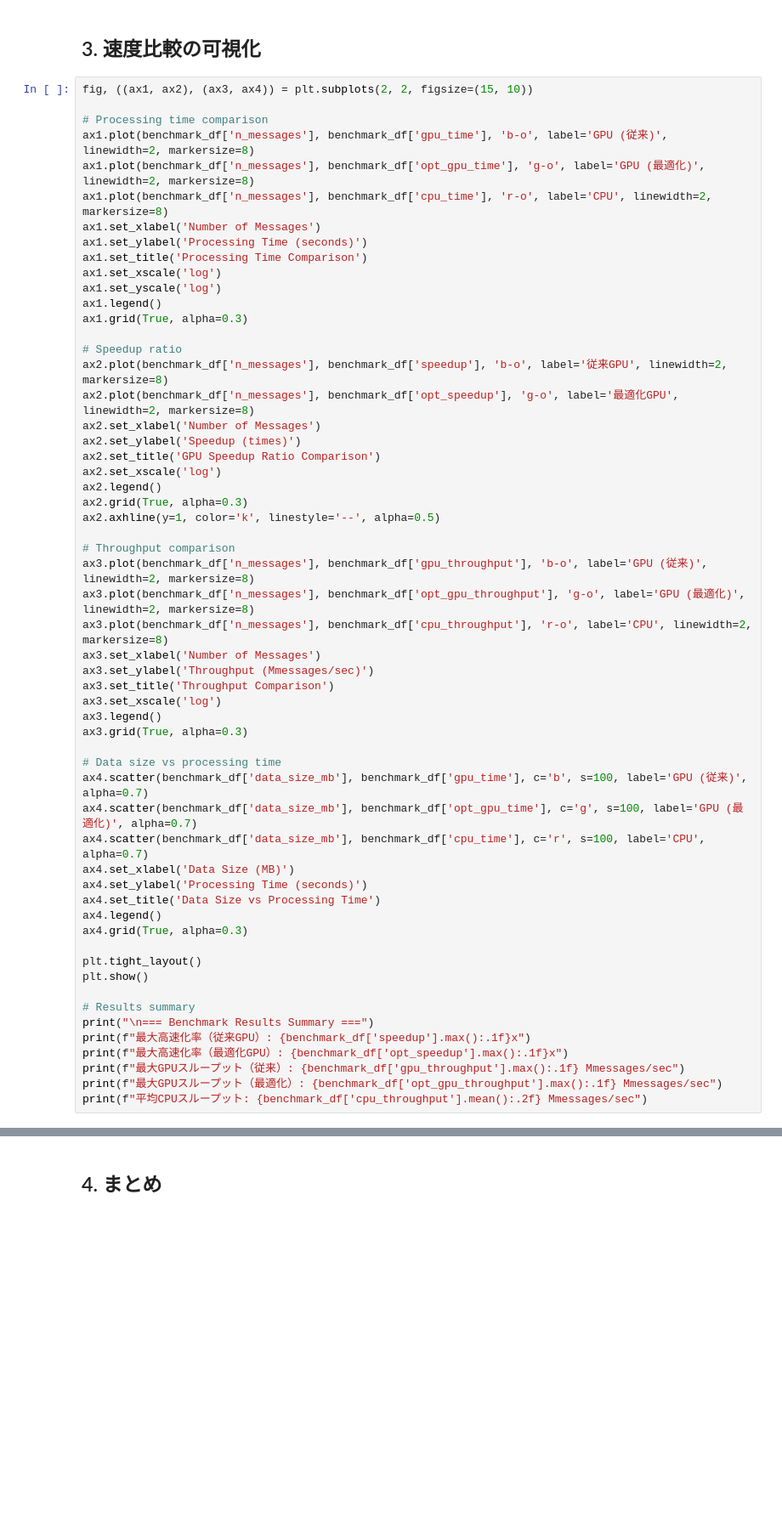
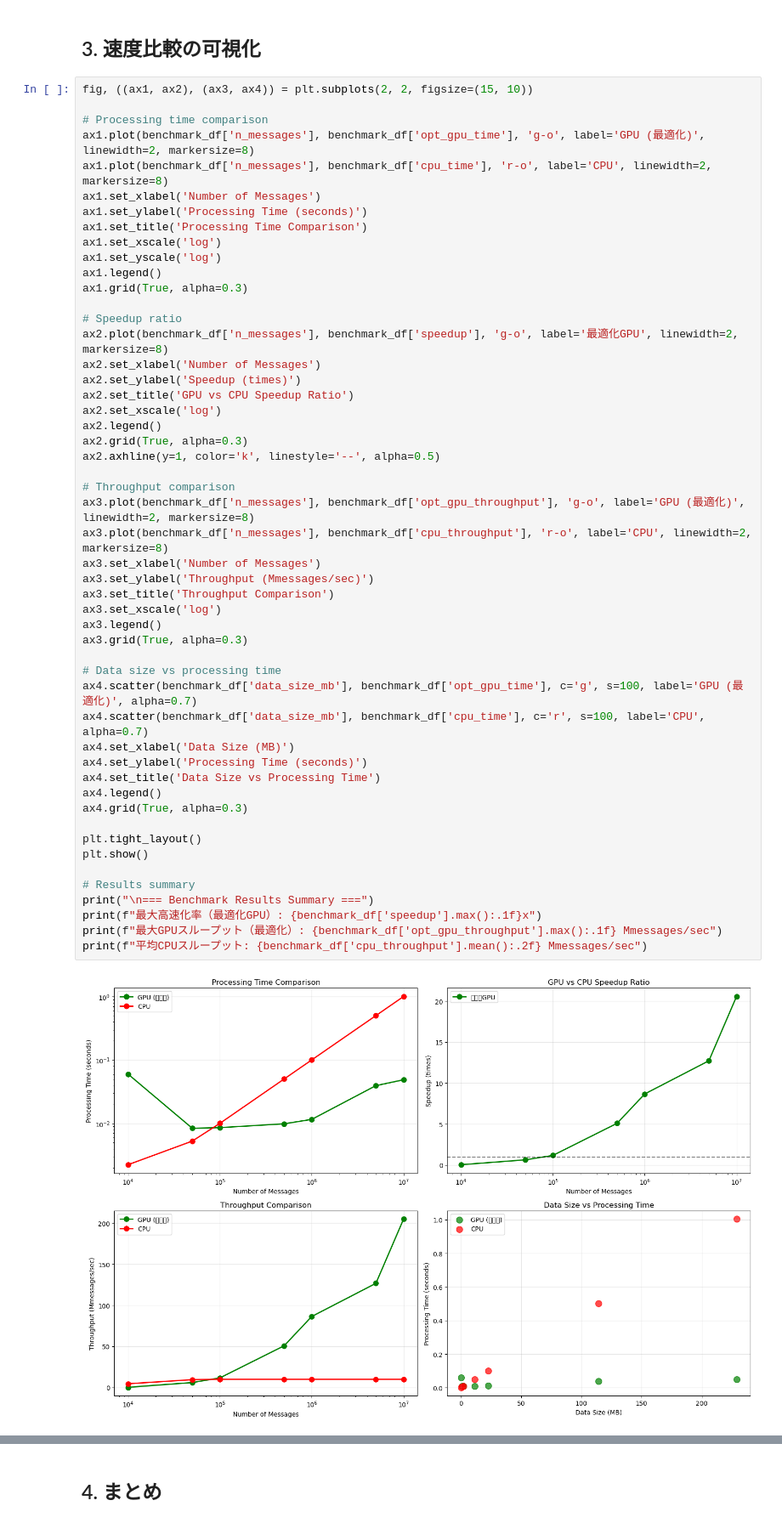
Before and after one commit to a-hirota/comma2k19, a Jupyter notebook: can_gpu_benchmark_fixed.ipynb, the cells around one changed output, grey strips where cells are left out. Shown at 85% size. Saved outputs shown, nothing was run; the diff lists cells and outputs as text; blank space fills up the shorter version.

```diff
--- a/can_gpu_benchmark_fixed.ipynb
+++ b/can_gpu_benchmark_fixed.ipynb
@@ -163,7 +171,6 @@ CPU処理時間: 0.4904秒 (10.2 Mmsg/s)
 fig, ((ax1, ax2), (ax3, ax4)) = plt.subplots(2, 2, figsize=(15, 10))
 
 # Processing time comparison
-ax1.plot(benchmark_df['n_messages'], benchmark_df['gpu_time'], 'b-o', label='GPU (従来)', linewidth=2, markersize=8)
 ax1.plot(benchmark_df['n_messages'], benchmark_df['opt_gpu_time'], 'g-o', label='GPU (最適化)', linewidth=2, markersize=8)
 ax1.plot(benchmark_df['n_messages'], benchmark_df['cpu_time'], 'r-o', label='CPU', linewidth=2, markersize=8)
 ax1.set_xlabel('Number of Messages')
@@ -175,44 +182,41 @@ ax1.legend()
 ax1.grid(True, alpha=0.3)
 
 # Speedup ratio
-ax2.plot(benchmark_df['n_messages'], benchmark_df['speedup'], 'b-o', label='従来GPU', linewidth=2, markersize=8)
-ax2.plot(benchmark_df['n_messages'], benchmark_df['opt_speedup'], 'g-o', label='最適化GPU', linewidth=2, markersize=8)
+ax2.plot(benchmark_df['n_messages'], benchmark_df['speedup'], 'g-o', label='最適化GPU', linewidth=2, markersize=8)
 ax2.set_xlabel('Number of Messages')
 ax2.set_ylabel('Speedup (times)')
-ax2.set_title('GPU Speedup Ratio Comparison')
+ax2.set_title('GPU vs CPU Speedup Ratio')
 ax2.set_xscale('log')
 ax2.legend()
 ax2.grid(True, alpha=0.3)
 ax2.axhline(y=1, color='k', linestyle='--', alpha=0.5)
 
 # Throughput comparison
-ax3.plot(benchmark_df['n_messages'], benchmark_df['gpu_throughput'], 'b-o', label='GPU (従来)', linewidth=2, markersize=8)
 ax3.plot(benchmark_df['n_messages'], benchmark_df['opt_gpu_throughput'], 'g-o', label='GPU (最適化)', linewidth=2, markersize=8)
 ax3.plot(benchmark_df['n_messages'], benchmark_df['cpu_throughput'], 'r-o', label='CPU', linewidth=2, markersize=8)
 ax3.set_xlabel('Number of Messages')
 ax3.set_ylabel('Throughput (Mmessages/sec)')
 ax3.set_title('Throughput Comparison')
 ax3.set_xscale('log')
 ax3.legend()
 ax3.grid(True, alpha=0.3)
 
 # Data size vs processing time
-ax4.scatter(benchmark_df['data_size_mb'], benchmark_df['gpu_time'], c='b', s=100, label='GPU (従来)', alpha=0.7)
 ax4.scatter(benchmark_df['data_size_mb'], benchmark_df['opt_gpu_time'], c='g', s=100, label='GPU (最適化)', alpha=0.7)
 ax4.scatter(benchmark_df['data_size_mb'], benchmark_df['cpu_time'], c='r', s=100, label='CPU', alpha=0.7)
 ax4.set_xlabel('Data Size (MB)')
 ax4.set_ylabel('Processing Time (seconds)')
 ax4.set_title('Data Size vs Processing Time')
 ax4.legend()
 ax4.grid(True, alpha=0.3)
 
 plt.tight_layout()
 plt.show()
 
 # Results summary
 print("\n=== Benchmark Results Summary ===")
-print(f"最大高速化率（従来GPU）: {benchmark_df['speedup'].max():.1f}x")
-print(f"最大高速化率（最適化GPU）: {benchmark_df['opt_speedup'].max():.1f}x")
-print(f"最大GPUスループット（従来）: {benchmark_df['gpu_throughput'].max():.1f} Mmessages/sec")
+print(f"最大高速化率（最適化GPU）: {benchmark_df['speedup'].max():.1f}x")
 print(f"最大GPUスループット（最適化）: {benchmark_df['opt_gpu_throughput'].max():.1f} Mmessages/sec")
 print(f"平均CPUスループット: {benchmark_df['cpu_throughput'].mean():.2f} Mmessages/sec")
+# %% [output]
+[figure, added]
```
Also changed, not shown: parts of 3 cells of this notebook, 2 other files.
